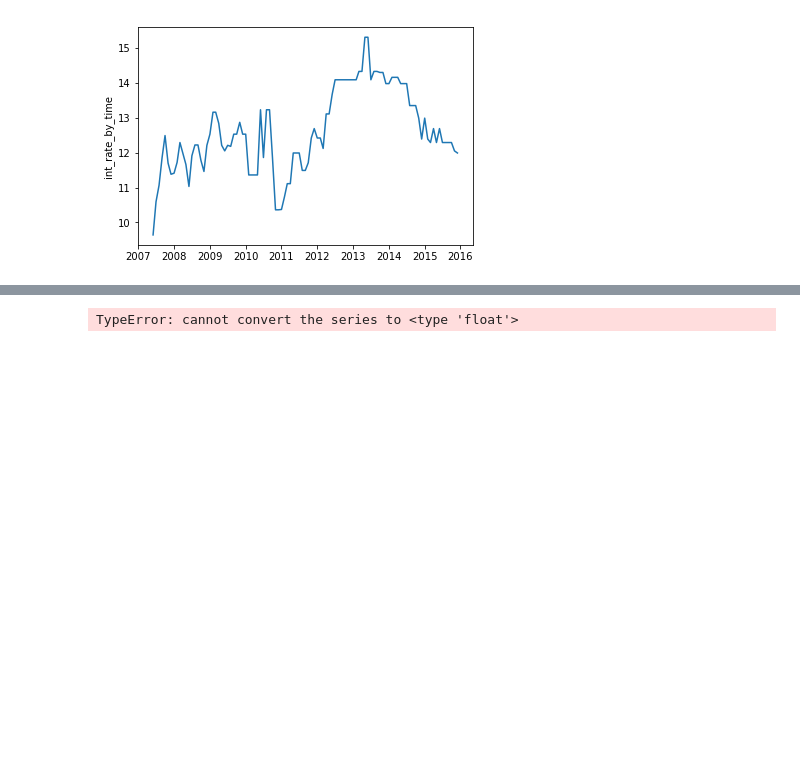
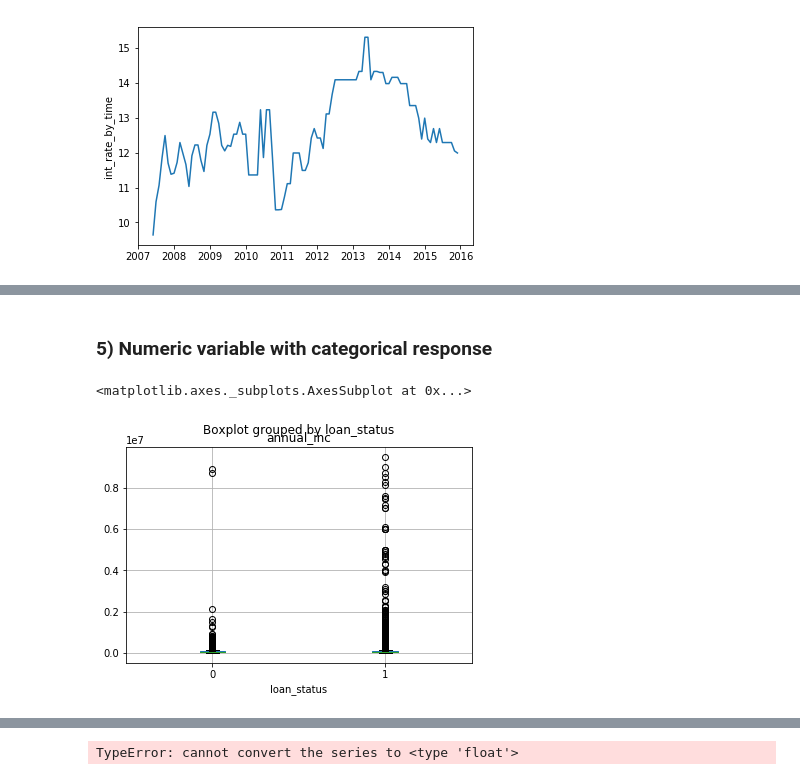
Before and after one commit to brandy-lei/LC, a Jupyter notebook: Untitled.ipynb, the cells around one changed output, grey strips where cells are left out. Saved outputs shown, nothing was run; the diff lists cells and outputs as text; code cells hidden in the pictures; blank space fills up the shorter version.

```diff
--- a/Untitled.ipynb
+++ b/Untitled.ipynb
@@ -419,0 +452,7 @@ test
+# %% [markdown]
+###  5) Numeric variable with categorical response
+# %%
+df.boxplot(column='annual_inc' ,by='loan_status')
+# %% [output]
+<matplotlib.axes._subplots.AxesSubplot at 0x...>
+[figure, added]
```
Also changed, not shown: parts of 19 cells of this notebook, 1 other file.
